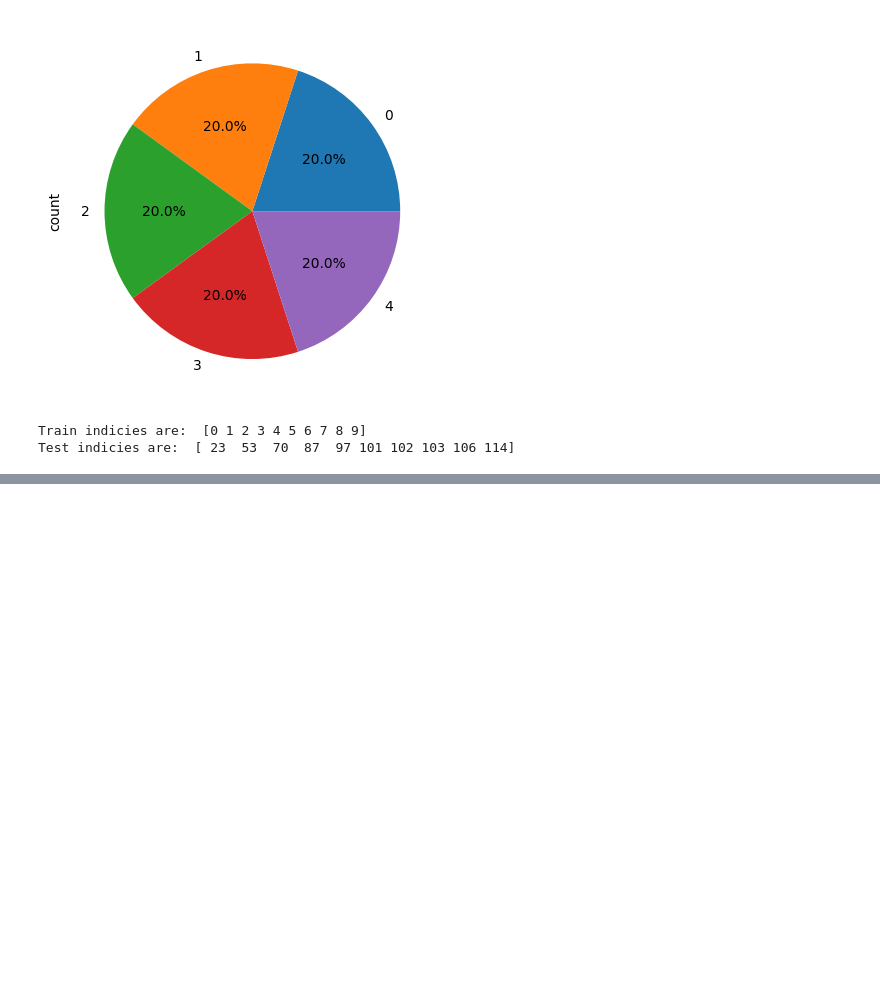
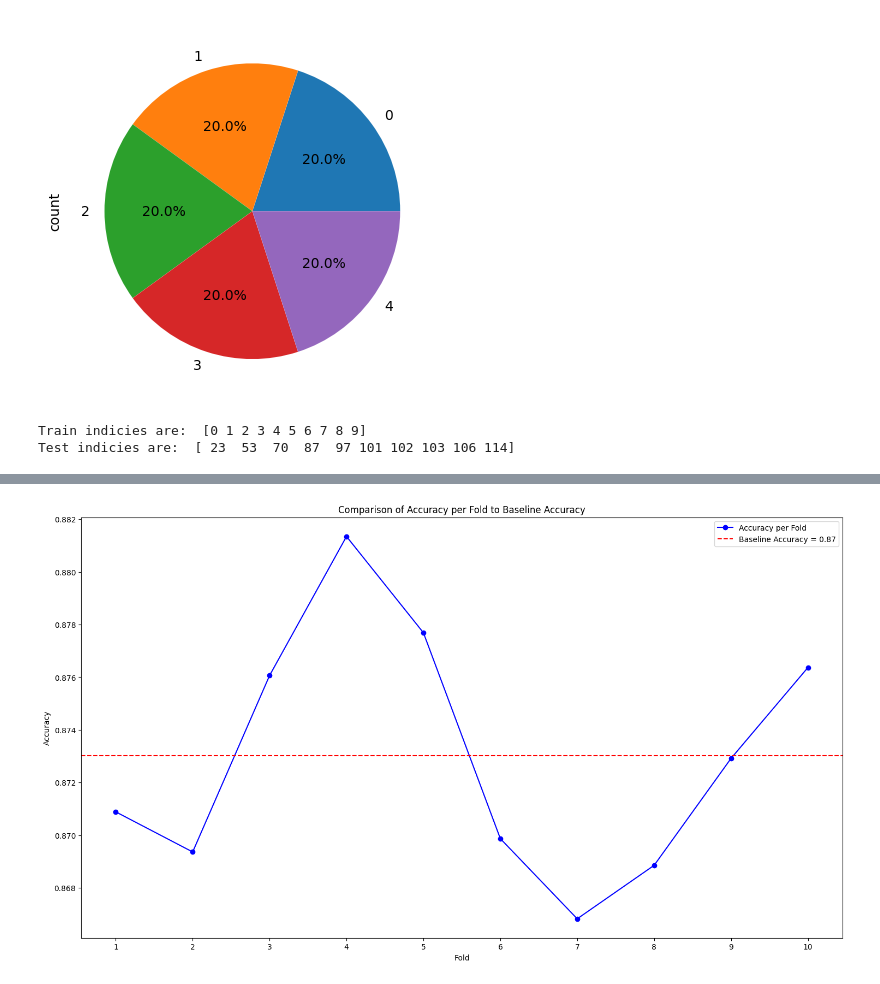
Before and after one commit to lboy107/WGU_Capstone, a Jupyter notebook: DataAnalysis.ipynb, the cells around one changed output, grey strips where cells are left out. Cells and saved outputs as stored; diff of their text form; code cells hidden in the pictures; blank space fills up the shorter version.

Commit message:
Added model exports, as well as some pyplot graphs

```diff
--- a/DataAnalysis.ipynb
+++ b/DataAnalysis.ipynb
@@ -169,10 +170,12 @@ print("Test indicies are: ", my_split_data[1][0:10])
 Train indicies are:  [0 1 2 3 4 5 6 7 8 9]
 Test indicies are:  [ 23  53  70  87  97 101 102 103 106 114]
 # %%
-# Empty lists that are going to store accuracy values
+# Empty lists are going to store accuracy values. The model dictionary will store the models for each K-fold.
 
 predicted_y = []
 expected_y = []
+fold_accuracy= []
+models = {}
 # %%
 '''
 This FOR loop is doing a number of things:
@@ -202,6 +205,7 @@ for train_index, test_index in kf.split(X_array, y):
     print("Accuracy from this fold is: " + accuracy.__str__())
 
     predicted_y.extend(predicted_this_fold)
-
     expected_y.extend(y_test)
+    fold_accuracy.append(accuracy)
+    models.update({classifier: accuracy})
 # %% [output]
@@ -224,0 +239,19 @@ print('\n', "Accuracy from all folds is: " + accuracy.__str__())
+# %%
+plt.figure(figsize=(18, 10))
+# Creating the range for the tickmarks
+fold_numbers = range(1, len(fold_accuracy) + 1)
+
+# Plotting the values in accuracy_fold and the accuracy value as the baseline.
+plt.plot(fold_numbers, fold_accuracy, marker='o', linestyle='-', color='b', label='Accuracy per Fold')
+plt.axhline(y=accuracy, color='r', linestyle='--', label=f'Baseline Accuracy = {accuracy:.2f}')
+
+
+
+plt.xlabel('Fold')
+plt.ylabel('Accuracy')
+plt.title('Comparison of Accuracy per Fold to Baseline Accuracy')
+plt.xticks(fold_numbers)
+plt.legend()
+plt.show()
+# %% [output]
+[figure, added]
```
Also changed, not shown: parts of 6 cells of this notebook, 1 other file.
